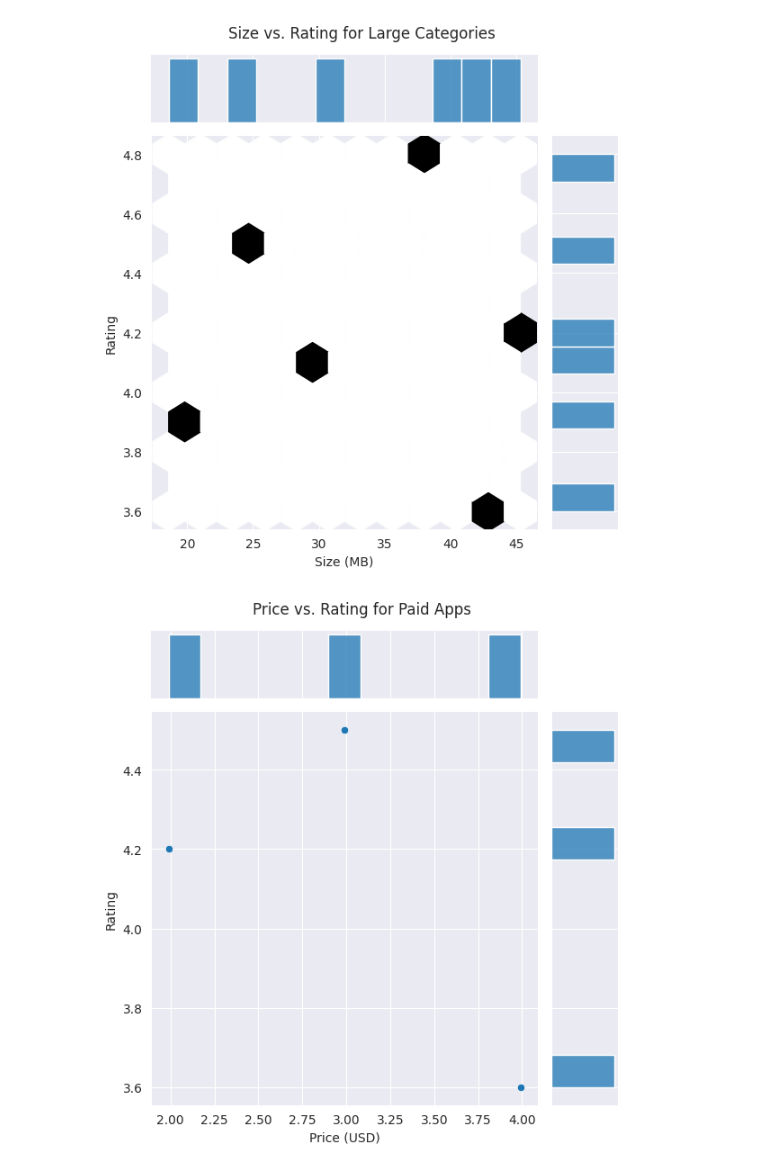
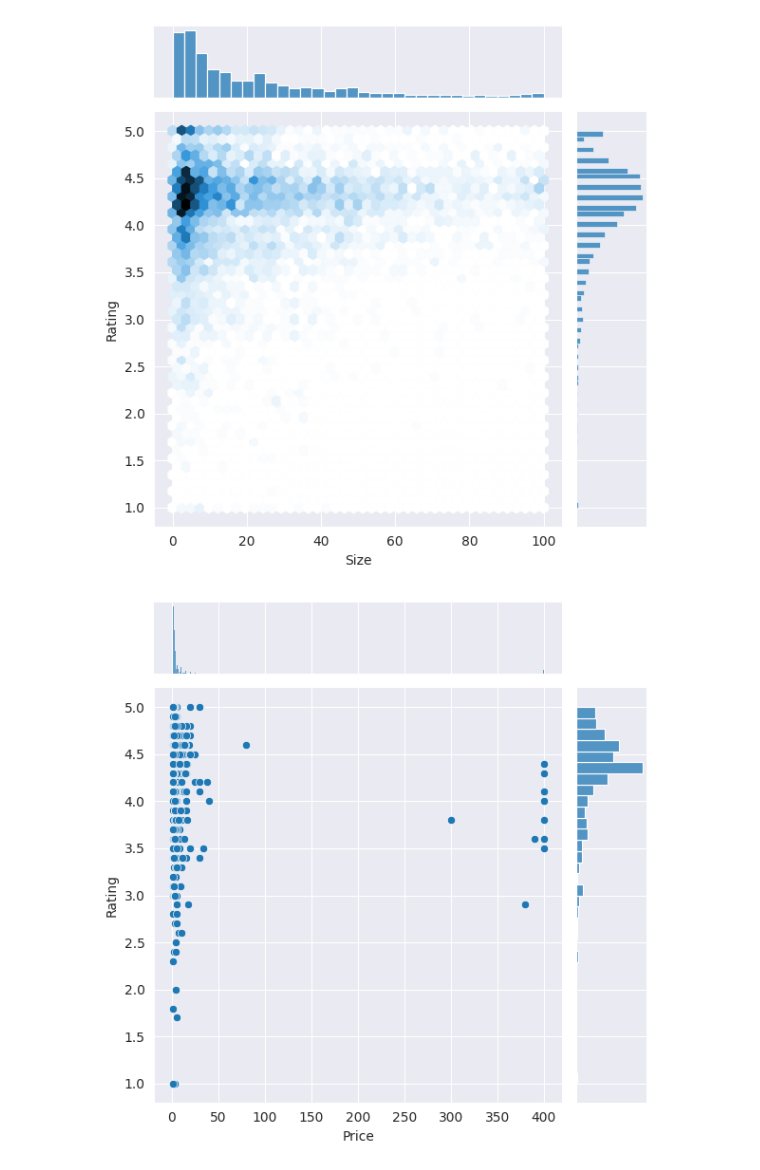
Before and after one commit to srijachalumuri/OIBSIP, a Jupyter notebook: LEVEL_1_PROJECT_4(2).ipynb, the cells around one changed output. Drawn from its saved outputs; the diff is of its cells as text; code cells hidden in the pictures.

```diff
--- a/LEVEL_1_PROJECT_4(2).ipynb
+++ b/LEVEL_1_PROJECT_4(2).ipynb
@@ -9,8 +3,7 @@ Let's take a look at the data, which consists of two files:
 # %%
-# Read in dataset
 import pandas as pd
 
-apps_with_duplicates = pd.read_csv('/content/sample_data/apps.csv')
+apps_with_duplicates = pd.read_csv('/content/sample_data/play store/apps.csv')
 
 # Drop duplicates
 apps = apps_with_duplicates.drop_duplicates()
@@ -262,42 +82,21 @@ Let's now examine app size and app price. For size, if the mobile app is too lar
 # %%
-import matplotlib.pyplot as plt
+%matplotlib inline
 import seaborn as sns
-import pandas as pd
+sns.set_style("darkgrid")
 import warnings
-
-# Set seaborn style and suppress warnings
-sns.set_style("darkgrid")
 warnings.filterwarnings("ignore")
-
-# Sample DataFrame for demonstration purposes (Replace this with your actual 'apps' DataFrame)
-apps = pd.DataFrame({
-    'Category': ['Game', 'Tools', 'Finance', 'Game', 'Tools', 'Education'] * 300,  # Simulated data
-    'Size': [30.5, 25.2, 18.6, 45.3, 38.7, 42.1] * 300,
-    'Rating': [4.1, 4.5, 3.9, 4.2, 4.8, 3.6] * 300,
-    'Type': ['Free', 'Paid', 'Free', 'Paid', 'Free', 'Paid'] * 300,
-    'Price': [0, 2.99, 0, 1.99, 0, 3.99] * 300
-})
 
 # Subset for categories with at least 250 apps
 large_categories = apps.groupby('Category').filter(lambda x: len(x) >= 250).reset_index()
 
-# Plot size vs. rating using hex bins
-plt1 = sns.jointplot(x='Size', y='Rating', data=large_categories, kind='hex')
-plt1.set_axis_labels("Size (MB)", "Rating")
-plt1.fig.suptitle('Size vs. Rating for Large Categories', y=1.03)  # Adjust title position
-plt.show()  # Show the first plot
+# Plot size vs. rating
+plt1 = sns.jointplot(x = 'Size', y = 'Rating', data = large_categories, kind = 'hex')
 
 # Subset for paid apps only
 paid_apps = apps[apps['Type'] == 'Paid']
 
-# Ensure that 'Price' is numeric
-paid_apps['Price'] = pd.to_numeric(paid_apps['Price'], errors='coerce')
-
 # Plot price vs. rating
-plt2 = sns.jointplot(x='Price', y='Rating', data=paid_apps)
-plt2.set_axis_labels("Price (USD)", "Rating")
-plt2.fig.suptitle('Price vs. Rating for Paid Apps', y=1.03)  # Adjust title position
-plt.show()  # Show the second plot
+plt2 = sns.jointplot(x = 'Price', y = 'Rating', data = paid_apps)
 # %% [output]
-[figure, old version]
+[figure, new version]
-[figure, old version]
+[figure, new version]
```
Also changed, not shown: parts of 32 cells of this notebook.
